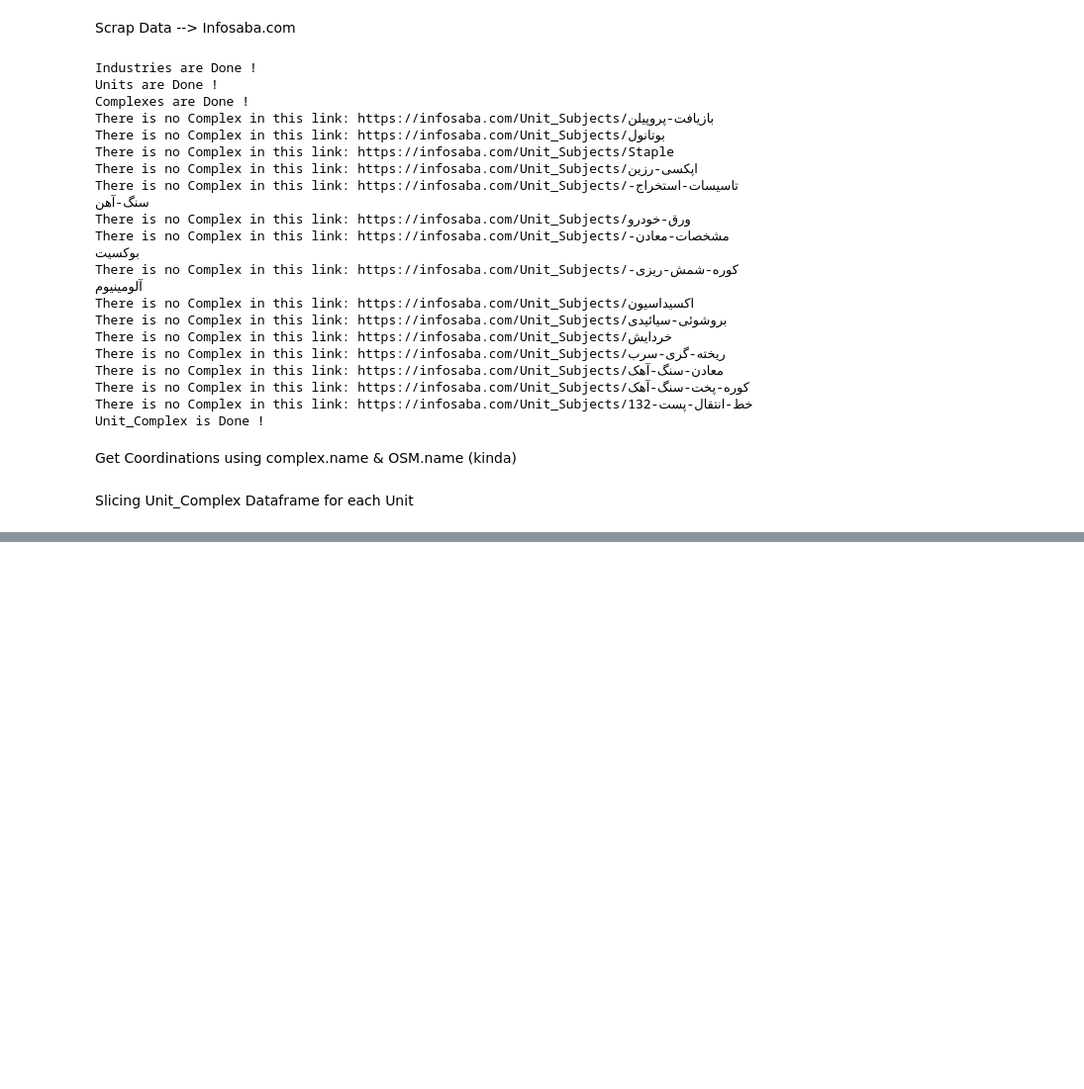
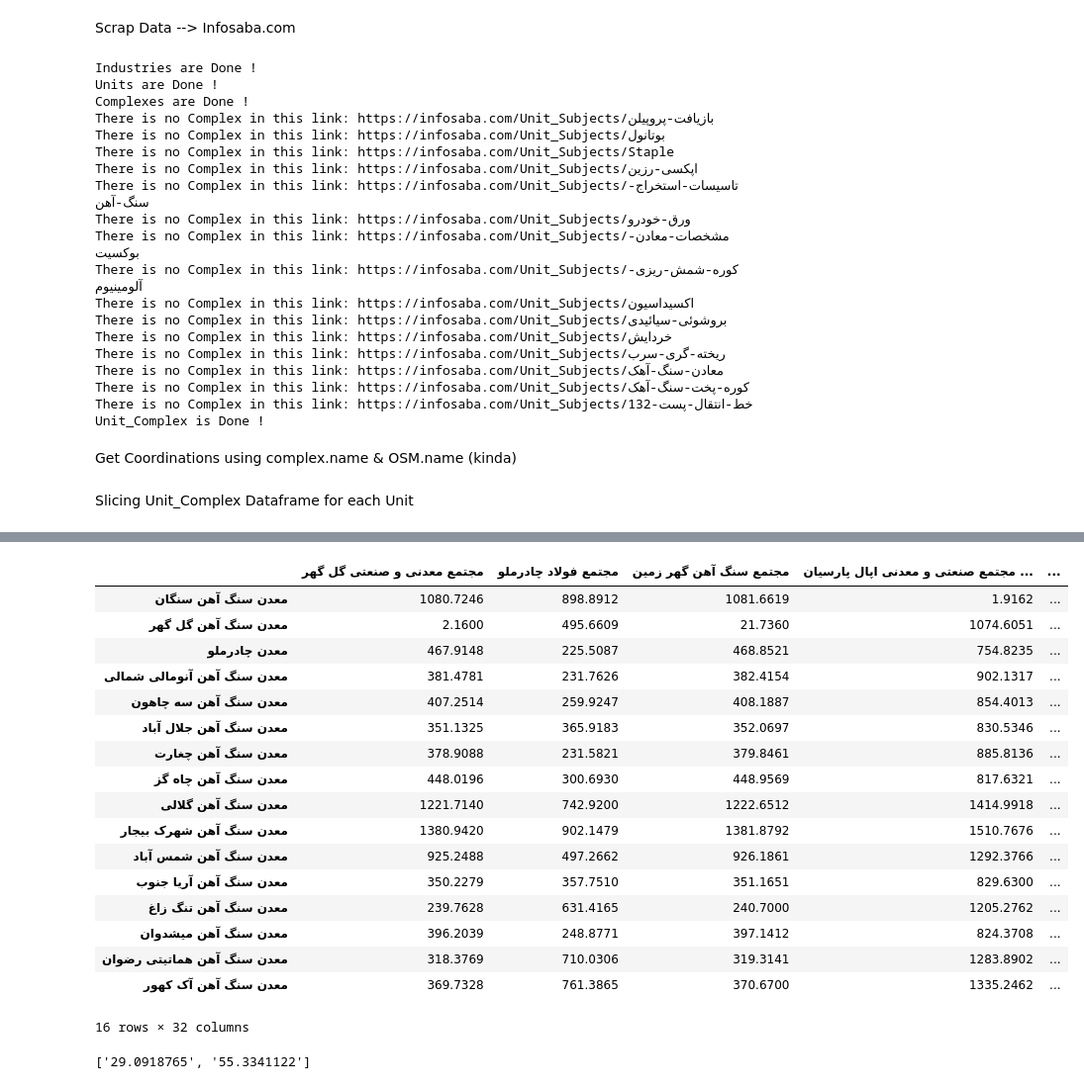
Before and after one commit to Ali-Zohdi/Steel_Value_Chain, a Jupyter notebook: project_.ipynb, the cells around one changed output, grey strips where cells are left out. Shown: that part at 99% size. Cells and saved outputs as stored; diff of their text form; code cells hidden in the pictures; blank space fills up the shorter version.

```diff
--- a/project_.ipynb
+++ b/project_.ipynb
@@ -111,0 +121,32 @@ out = distance_matrix(list(df_unitcomplex_128['coordination']))
+# %%
+result = Rosrm.table(sources=list(df_unitcomplex_128['coordination']),
+                     sources_reference=list(df_unitcomplex_128['complex.name']),
+                     destinations=list(df_unitcomplex_130['coordination']),
+                     destinations_reference=list(df_unitcomplex_130['complex.name']))
+# %%
+result['distance_km']
+# %% [output]
+|  | مجتمع معدنی و صنعتی گل گهر | مجتمع فولاد چادرملو | مجتمع سنگ آهن گهر زمین | مجتمع صنعتی و معدنی اپال پارسیان ... | ... |
+| معدن سنگ آهن سنگان | 1080.7246 | 898.8912 | 1081.6619 | 1.9162 | ... |
+| معدن سنگ آهن گل گهر | 2.1600 | 495.6609 | 21.7360 | 1074.6051 | ... |
+| معدن چادرملو | 467.9148 | 225.5087 | 468.8521 | 754.8235 | ... |
+| معدن سنگ آهن آنومالی شمالی | 381.4781 | 231.7626 | 382.4154 | 902.1317 | ... |
+| معدن سنگ آهن سه چاهون | 407.2514 | 259.9247 | 408.1887 | 854.4013 | ... |
+| معدن سنگ آهن جلال آباد | 351.1325 | 365.9183 | 352.0697 | 830.5346 | ... |
+| معدن سنگ آهن چغارت | 378.9088 | 231.5821 | 379.8461 | 885.8136 | ... |
+| معدن سنگ آهن چاه گز | 448.0196 | 300.6930 | 448.9569 | 817.6321 | ... |
+| معدن سنگ آهن گلالی | 1221.7140 | 742.9200 | 1222.6512 | 1414.9918 | ... |
+| معدن سنگ آهن شهرک بیجار | 1380.9420 | 902.1479 | 1381.8792 | 1510.7676 | ... |
+| معدن سنگ آهن شمس آباد | 925.2488 | 497.2662 | 926.1861 | 1292.3766 | ... |
+| معدن سنگ آهن آریا جنوب | 350.2279 | 357.7510 | 351.1651 | 829.6300 | ... |
+| معدن سنگ آهن تنگ زاغ | 239.7628 | 631.4165 | 240.7000 | 1205.2762 | ... |
+| معدن سنگ آهن میشدوان | 396.2039 | 248.8771 | 397.1412 | 824.3708 | ... |
+| معدن سنگ آهن هماتیتی رضوان | 318.3769 | 710.0306 | 319.3141 | 1283.8902 | ... |
+| معدن سنگ آهن آک کهور | 369.7328 | 761.3865 | 370.6700 | 1335.2462 | ... |
+16 rows × 32 columns
+# %%
+list(df_unitcomplex_128['coordination'])
+dd = list(df_unitcomplex_130['coordination'])
+dd[0]
+# %% [output]
+['29.0918765', '55.3341122']
```
Also changed, not shown: parts of 6 cells of this notebook, 1 other file.
